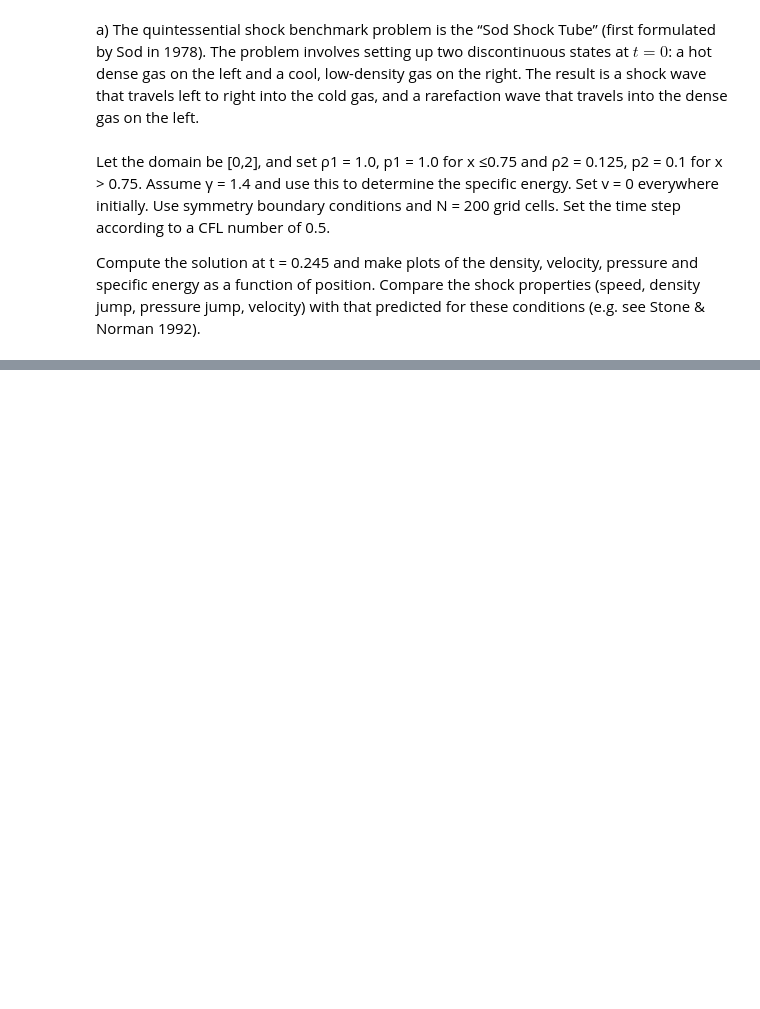
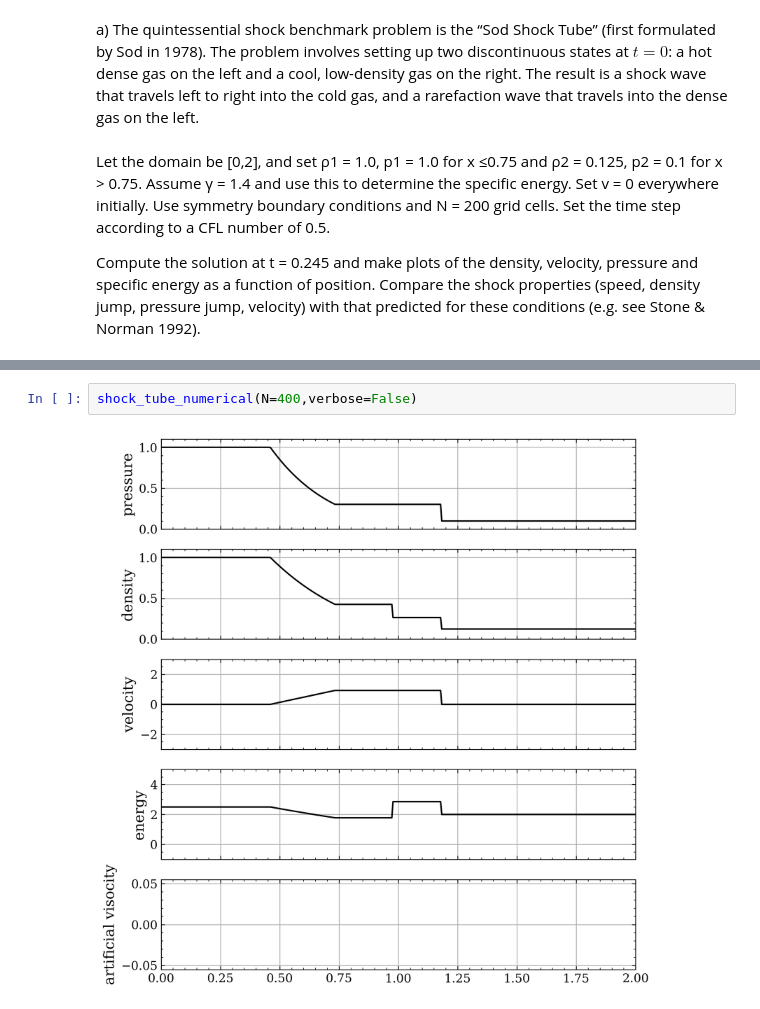
Before and after one commit to 0cooper/comp-astro381, a Jupyter notebook: cooper-hw2.ipynb, the cells around one changed output, grey strips where cells are left out. Cells and saved outputs as stored; diff of their text form; blank space fills up the shorter version.

```diff
--- a/cooper-hw2.ipynb
+++ b/cooper-hw2.ipynb
@@ -383,0 +246,4 @@ plt.show()
+# %%
+shock_tube_numerical(N=400,verbose=False)
+# %% [output]
+[figure, added]
```
Also changed, not shown: parts of 30 cells of this notebook.
